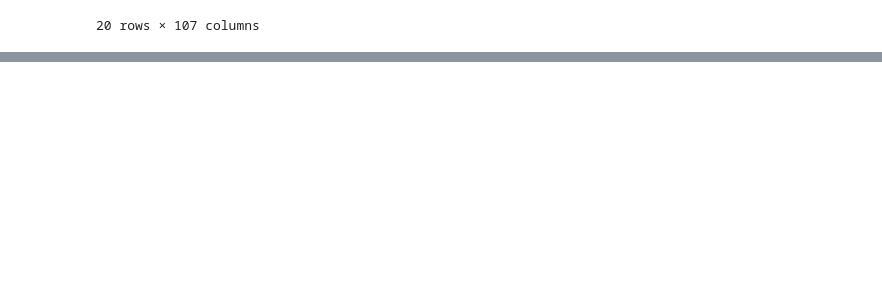
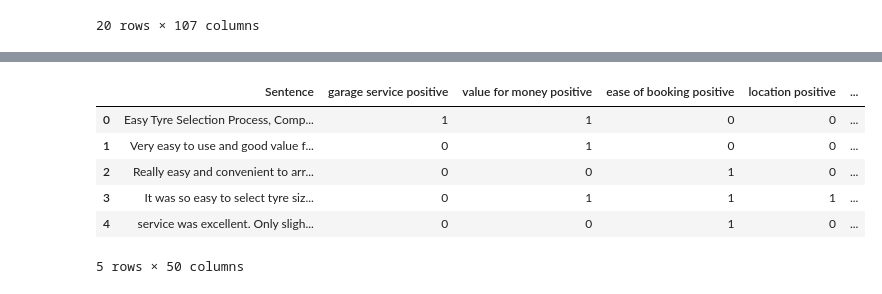
Before and after one commit to PrateekSharma007/Subtheme-Sentiment-Analysis-Task, a Jupyter notebook: main.ipynb, the cells around one changed output, grey strips where cells are left out. Saved outputs shown, nothing was run; the diff lists cells and outputs as text; code cells hidden in the pictures; blank space fills up the shorter version.

Commit message:
dataframe mapped

```diff
--- a/main.ipynb
+++ b/main.ipynb
@@ -200,8 +200,8 @@ def dataModification(data):
 
     return final_data
 # %%
-final_data = dataModification(df)
-final_data.head(20)
+mapped_df = dataModification(df)
+mapped_df.head(20)
 # %% [output]
 |  | Sentence | garage service positive | value for money positive | ease of booking positive | location positive | ... |
 | 0 | Easy Tyre Selection Process, Comp... | 1 | 1 | 0 | 0 | ... |
@@ -225,0 +226,3 @@ final_data.head(20)
+# %%
+new_columns = mapped_df.columns[:50]
+print(new_columns)
@@ -225,0 +247,12 @@ final_data.head(20)
+# %%
+mapped_df = mapped_df[new_columns]
+# %%
+mapped_df.head()
+# %% [output]
+|  | Sentence | garage service positive | value for money positive | ease of booking positive | location positive | ... |
+| 0 | Easy Tyre Selection Process, Comp... | 1 | 1 | 0 | 0 | ... |
+| 1 | Very easy to use and good value f... | 0 | 1 | 0 | 0 | ... |
+| 2 | Really easy and convenient to arr... | 0 | 0 | 1 | 0 | ... |
+| 3 | It was so easy to select tyre siz... | 0 | 1 | 1 | 1 | ... |
+| 4 | service was excellent. Only sligh... | 0 | 0 | 1 | 0 | ... |
+5 rows × 50 columns
```
Also changed, not shown: parts of 5 cells of this notebook.
